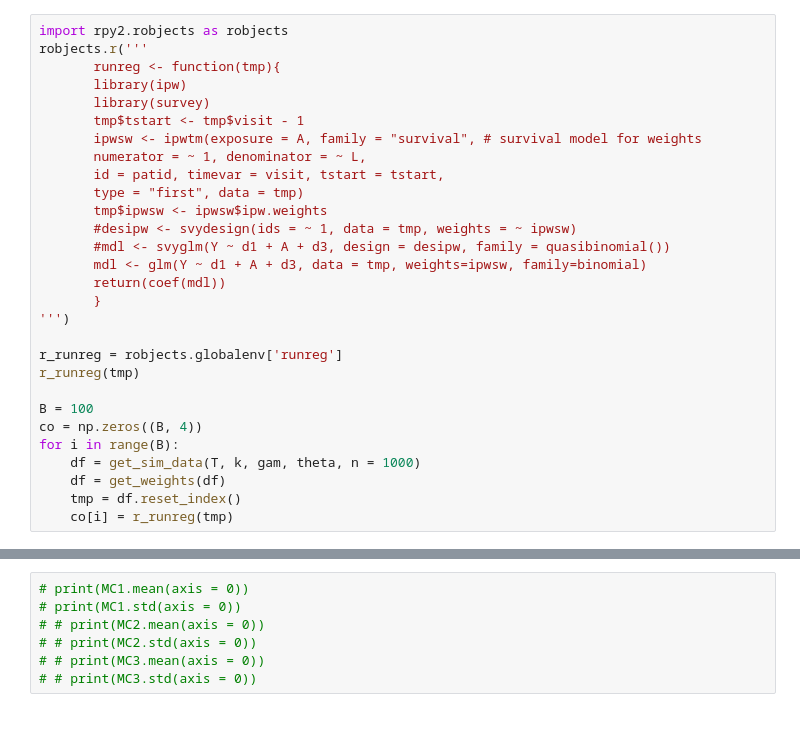
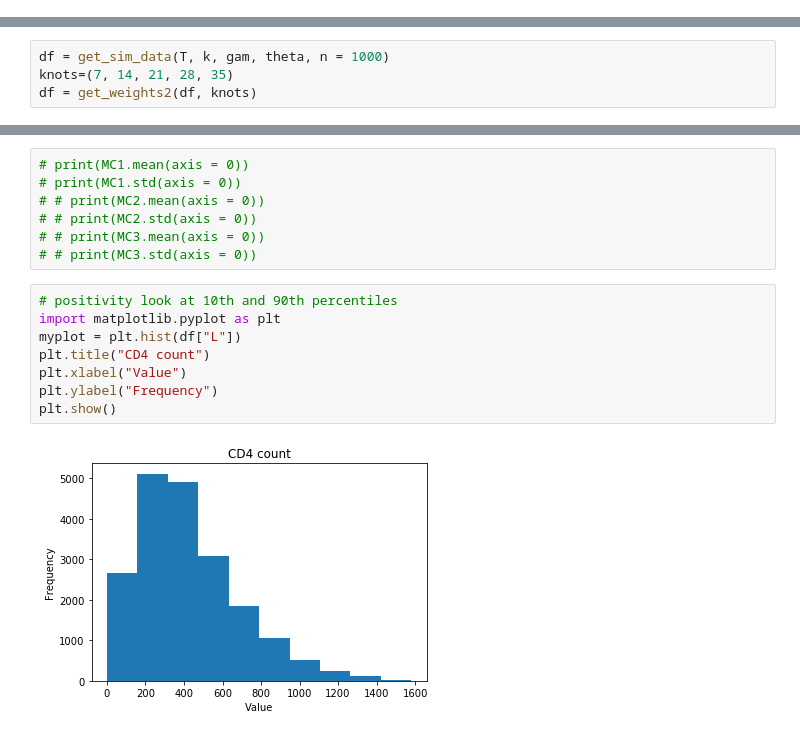
Before and after one commit to clancia/msm-simul-oncol, a Jupyter notebook: data_generation_code.ipynb, the cells around one changed output, grey strips where cells are left out. Drawn from its saved outputs; the diff is of its cells as text.

Commit message:
Added positivity code

```diff
--- a/data_generation_code.ipynb
+++ b/data_generation_code.ipynb
@@ -198,35 +198,6 @@ desipw <- svydesign(ids = ~ 1, data = tmp, weights = ~ ipwsw)
 mdl <- svyglm(Y ~ d1 + A + d3, design = desipw, family = quasibinomial())
 co <- coef(mdl)
 print(summary(mdl))
-# %%
-import rpy2.robjects as robjects
-robjects.r('''
-       runreg <- function(tmp){
-       library(ipw)
-       library(survey)
-       tmp$tstart <- tmp$visit - 1
-       ipwsw <- ipwtm(exposure = A, family = "survival", # survival model for weights
-       numerator = ~ 1, denominator = ~ L,
-       id = patid, timevar = visit, tstart = tstart,
-       type = "first", data = tmp)
-       tmp$ipwsw <- ipwsw$ipw.weights
-       #desipw <- svydesign(ids = ~ 1, data = tmp, weights = ~ ipwsw)
-       #mdl <- svyglm(Y ~ d1 + A + d3, design = desipw, family = quasibinomial())
-       mdl <- glm(Y ~ d1 + A + d3, data = tmp, weights=ipwsw, family=binomial)
-       return(coef(mdl))
-       }
-''')
-
-r_runreg = robjects.globalenv['runreg']
-r_runreg(tmp)
-
-B = 100
-co = np.zeros((B, 4))
-for i in range(B):
-    df = get_sim_data(T, k, gam, theta, n = 1000)
-    df = get_weights(df)
-    tmp = df.reset_index()
-    co[i] = r_runreg(tmp)
 # %%
 co
 # %% [output]
@@ -249,0 +290,4 @@ array([[-3.00690191,  0.05181877, -1.5727223 ,  0.11187539],
+# %%
+df = get_sim_data(T, k, gam, theta, n = 1000)
+knots=(7, 14, 21, 28, 35)
+df = get_weights2(df, knots)
@@ -287,3 +354,13 @@ print(co.std(axis = 0))
 # # print(MC2.std(axis = 0))
 # # print(MC3.mean(axis = 0))
 # # print(MC3.std(axis = 0))
+# %%
+# positivity look at 10th and 90th percentiles
+import matplotlib.pyplot as plt
+myplot = plt.hist(df["L"])
+plt.title("CD4 count")
+plt.xlabel("Value")
+plt.ylabel("Frequency")
+plt.show()
+# %% [output]
+[figure, added]
```
Also changed, not shown: parts of 16 cells of this notebook, 1 other file.
